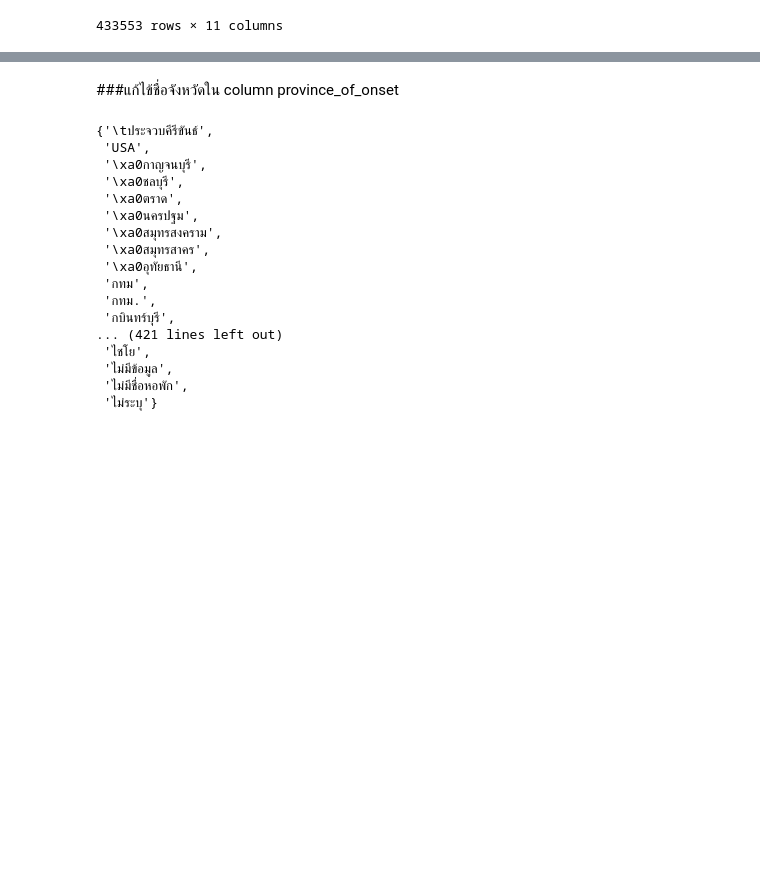
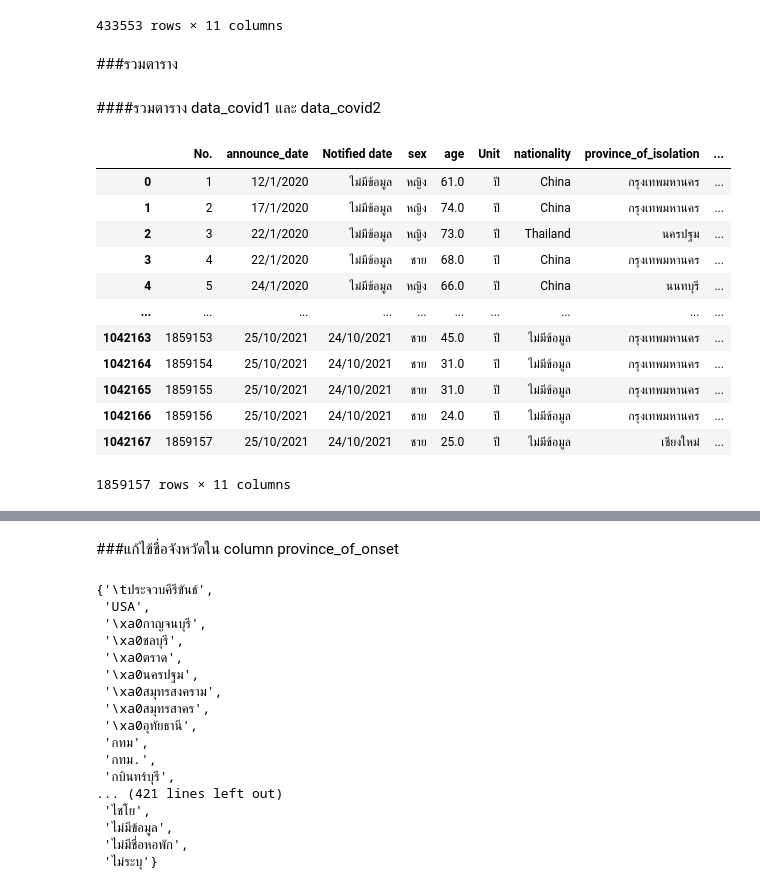
Before and after one commit to pondbaahh/data_viz_2022, a Jupyter notebook: Final_Project.ipynb, the cells around one changed output, grey strips where cells are left out. Drawn from its saved outputs; the diff is of its cells as text; code cells hidden in the pictures; blank space fills up the shorter version.

```diff
--- a/Final_Project.ipynb
+++ b/Final_Project.ipynb
@@ -376,3 +376,24 @@ data_covid_mean4
 | 433551 | 3303168 | 18/3/2022 | 17/3/2022 | หญิง | 35.67704 | ไม่มีข้อมูล | ไม่มีข้อมูล | สงขลา | ... |
 | 433552 | 3303169 | 18/3/2022 | 17/3/2022 | หญิง | 35.67704 | ไม่มีข้อมูล | ไม่มีข้อมูล | สงขลา | ... |
 433553 rows × 11 columns
+# %% [markdown]
+###รวมตาราง
+# %% [markdown]
+####รวมตาราง data_covid1 และ data_covid2
+# %%
+covid = pd.concat([data_covid_mean1 ,data_covid_mean2])  #รวมตาราง
+covid
+# %% [output]
+|  | No. | announce_date | Notified date | sex | age | Unit | nationality | province_of_isolation | ... |
+| 0 | 1 | 12/1/2020 | ไม่มีข้อมูล | หญิง | 61.0 | ปี | China | กรุงเทพมหานคร | ... |
+| 1 | 2 | 17/1/2020 | ไม่มีข้อมูล | หญิง | 74.0 | ปี | China | กรุงเทพมหานคร | ... |
+| 2 | 3 | 22/1/2020 | ไม่มีข้อมูล | หญิง | 73.0 | ปี | Thailand | นครปฐม | ... |
+| 3 | 4 | 22/1/2020 | ไม่มีข้อมูล | ชาย | 68.0 | ปี | China | กรุงเทพมหานคร | ... |
+| 4 | 5 | 24/1/2020 | ไม่มีข้อมูล | หญิง | 66.0 | ปี | China | นนทบุรี | ... |
+| ... | ... | ... | ... | ... | ... | ... | ... | ... | ... |
+| 1042163 | 1859153 | 25/10/2021 | 24/10/2021 | ชาย | 45.0 | ปี | ไม่มีข้อมูล | กรุงเทพมหานคร | ... |
+| 1042164 | 1859154 | 25/10/2021 | 24/10/2021 | ชาย | 31.0 | ปี | ไม่มีข้อมูล | กรุงเทพมหานคร | ... |
+| 1042165 | 1859155 | 25/10/2021 | 24/10/2021 | ชาย | 31.0 | ปี | ไม่มีข้อมูล | กรุงเทพมหานคร | ... |
+| 1042166 | 1859156 | 25/10/2021 | 24/10/2021 | ชาย | 24.0 | ปี | ไม่มีข้อมูล | กรุงเทพมหานคร | ... |
+| 1042167 | 1859157 | 25/10/2021 | 24/10/2021 | ชาย | 25.0 | ปี | ไม่มีข้อมูล | เชียงใหม่ | ... |
+1859157 rows × 11 columns
```
Also changed, not shown: parts of 57 cells of this notebook.
